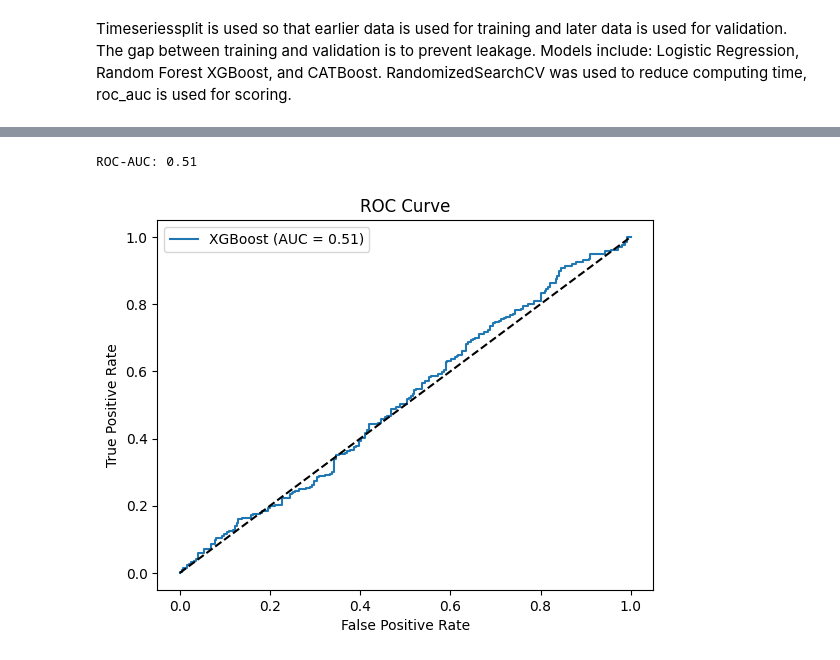
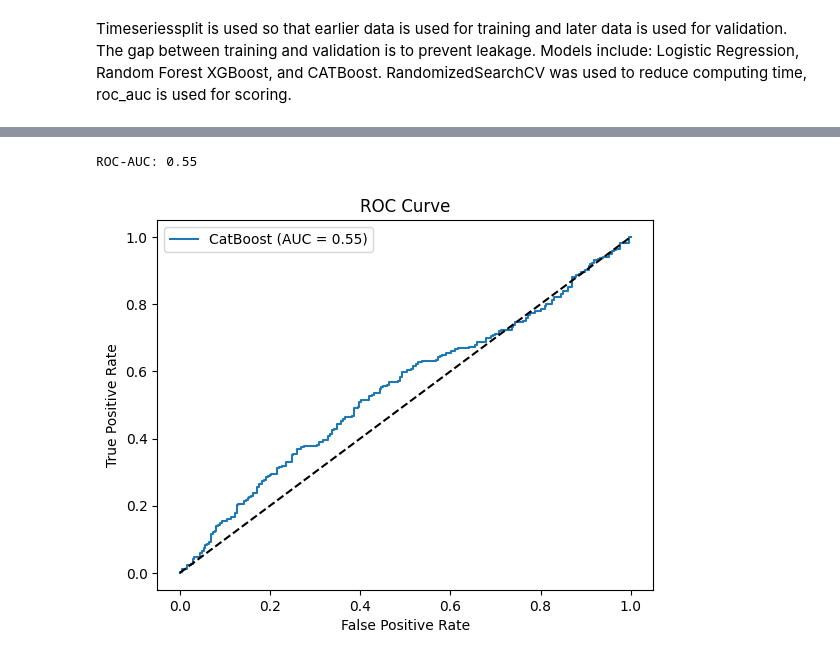
Before and after one commit to Joliver250/Apple-Inc.-Predictive-ML, a Jupyter notebook: notebooks/Apple.ipynb, the cells around one changed output, grey strips where cells are left out. Saved outputs shown, nothing was run; the diff lists cells and outputs as text; code cells hidden in the pictures.

Commit message:
Update notebooks/Apple.ipynb with new modeling and strategy

```diff
--- a/notebooks/Apple.ipynb
+++ b/notebooks/Apple.ipynb
@@ -61,7 +61,7 @@ columns = [
 ]
 
 df = pd.read_csv(
-    "APL_data.csv",
+    "apple-returns-ml/data/APL_data.csv",
     skiprows=31,
     delimiter=",",
     quotechar="'",
@@ -351,15 +356,16 @@ tscv = TimeSeriesSplit(n_splits=5, gap=5)
 best_models = {}
 for model_name, model in models.items():
     print(f"Training {model_name}...")
-    pipeline = Pipeline([
+    pipeline = ImbPipeline([
         ('feature_engineering', FeatureEngineeringTransformer()),
         ('preprocessor', preprocessor),
+        ('smote', SMOTE(random_state=42)),
         ('model', model)
     ])
 
     random_search = RandomizedSearchCV(
         pipeline, param_grids[model_name],
-        cv=tscv, scoring='roc_auc', n_jobs=-1, error_score='raise'
+        cv=tscv, scoring='roc_auc', n_iter=30, n_jobs=-1, error_score='raise'
     )
     random_search.fit(X_train, y_train)
 
@@ -400,16 +472,16 @@ Models include: Logistic Regression, Random Forest XGBoost, and CATBoost. Random
 # %%
-y_pred_proba = best_models['XGBoost'].predict_proba(X_test)[:, 1]
+y_pred_proba = best_models['CatBoost'].predict_proba(X_test)[:, 1]
 roc_auc = roc_auc_score(y_test, y_pred_proba)
 print(f'ROC-AUC: {roc_auc:.2f}')
 
 fpr, tpr, _ = roc_curve(y_test, y_pred_proba)
-plt.plot(fpr, tpr, label=f'XGBoost (AUC = {roc_auc:.2f})')
+plt.plot(fpr, tpr, label=f'CatBoost (AUC = {roc_auc:.2f})')
 plt.plot([0, 1], [0, 1], 'k--')
 plt.xlabel('False Positive Rate')
 plt.ylabel('True Positive Rate')
 plt.title('ROC Curve')
 plt.legend()
 plt.show()
 # %% [output]
-ROC-AUC: 0.51
+ROC-AUC: 0.55
-[figure, old version]
+[figure, new version]
```
Also changed, not shown: parts of 17 cells of this notebook.
